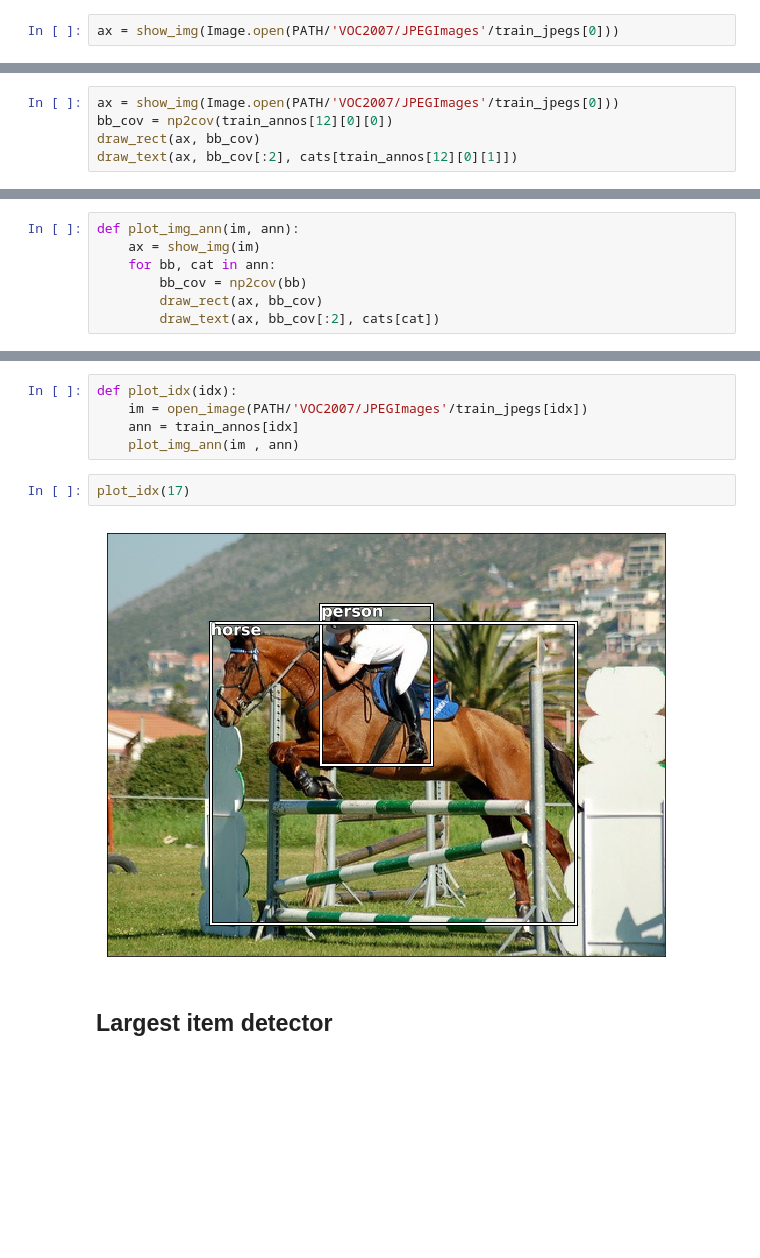
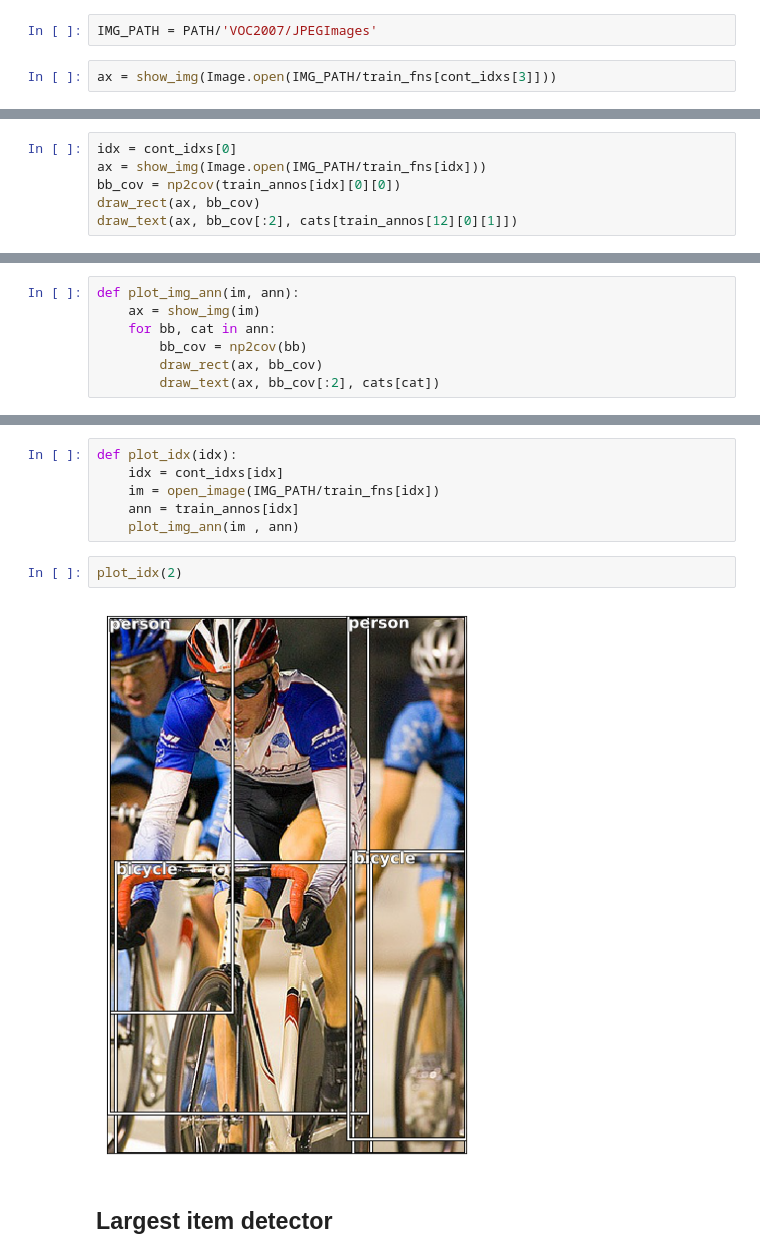
Before and after one commit to pandasambit15/fastai, a Jupyter notebook: courses/dl2/my-pascal.ipynb, the cells around one changed output, grey strips where cells are left out. Cells and saved outputs as stored; diff of their text form; blank space fills up the shorter version.

```diff
--- a/courses/dl2/my-pascal.ipynb
+++ b/courses/dl2/my-pascal.ipynb
@@ -182,6 +133,8 @@ def show_img(im):
     ax.imshow(im)
     ax.get_xaxis().set_visible(False); ax.get_yaxis().set_visible(False)
     return ax
+# %%
+IMG_PATH = PATH/'VOC2007/JPEGImages'
 # %%
-ax = show_img(Image.open(PATH/'VOC2007/JPEGImages'/train_jpegs[0]))
+ax = show_img(Image.open(IMG_PATH/train_fns[cont_idxs[3]]))
 # %% [output]
@@ -198,8 +151,9 @@ def draw_text(ax, xy, txt):
     text = ax.text(*xy, txt, verticalalignment='top', color='white', fontsize=16, weight='bold')
     draw_outline(text, 1)
 # %%
-ax = show_img(Image.open(PATH/'VOC2007/JPEGImages'/train_jpegs[0]))
-bb_cov = np2cov(train_annos[12][0][0])
+idx = cont_idxs[0]
+ax = show_img(Image.open(IMG_PATH/train_fns[idx]))
+bb_cov = np2cov(train_annos[idx][0][0])
 draw_rect(ax, bb_cov)
 draw_text(ax, bb_cov[:2], cats[train_annos[12][0][1]])
 # %% [output]
@@ -218,12 +168,13 @@ plot_img_ann(Image.open(PATH/'VOC2007/JPEGImages'/train_jpegs[0]), train_annos[1
 # %%
 def plot_idx(idx):
-    im = open_image(PATH/'VOC2007/JPEGImages'/train_jpegs[idx])
+    idx = cont_idxs[idx]
+    im = open_image(IMG_PATH/train_fns[idx])
     ann = train_annos[idx]
     plot_img_ann(im , ann)
 # %%
-plot_idx(17)
+plot_idx(2)
 # %% [output]
-[figure, old version]
+[figure, new version]
 # %% [markdown]
 ## Largest item detector
 # %% [markdown]
```
Also changed, not shown: parts of 99 cells of this notebook.
